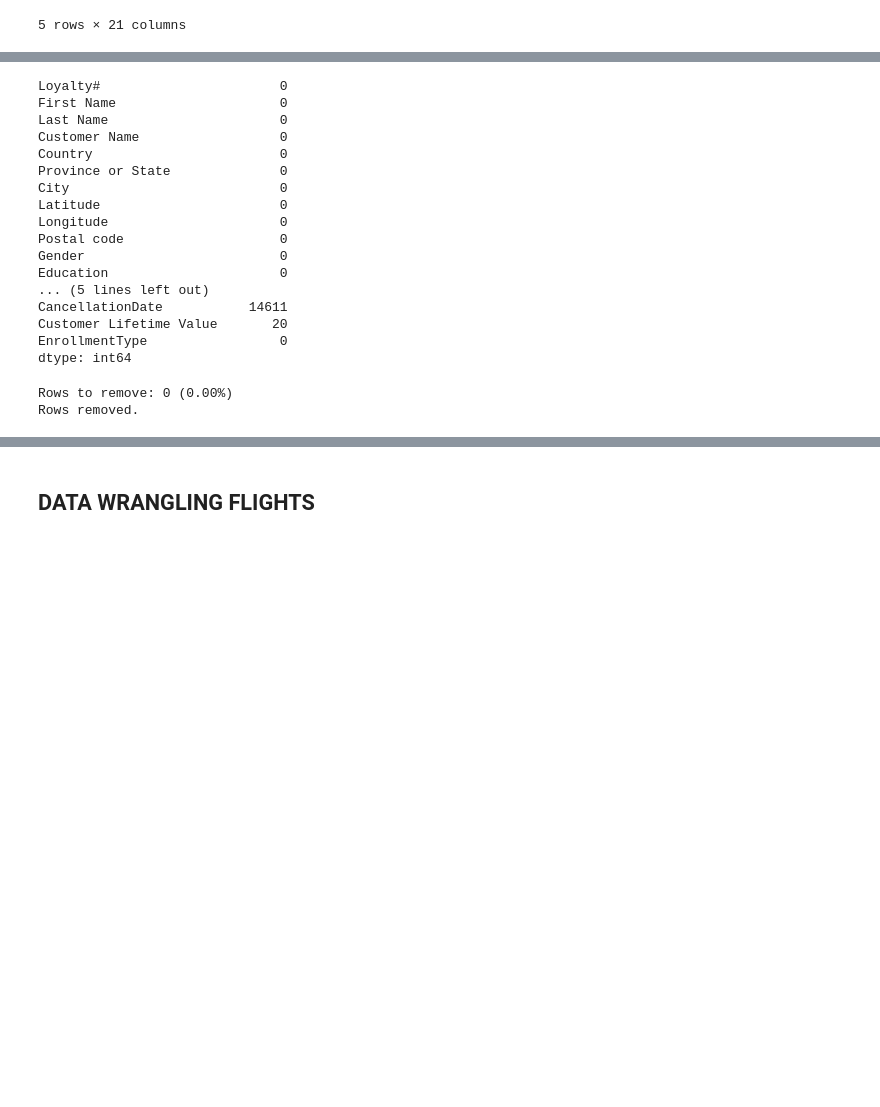
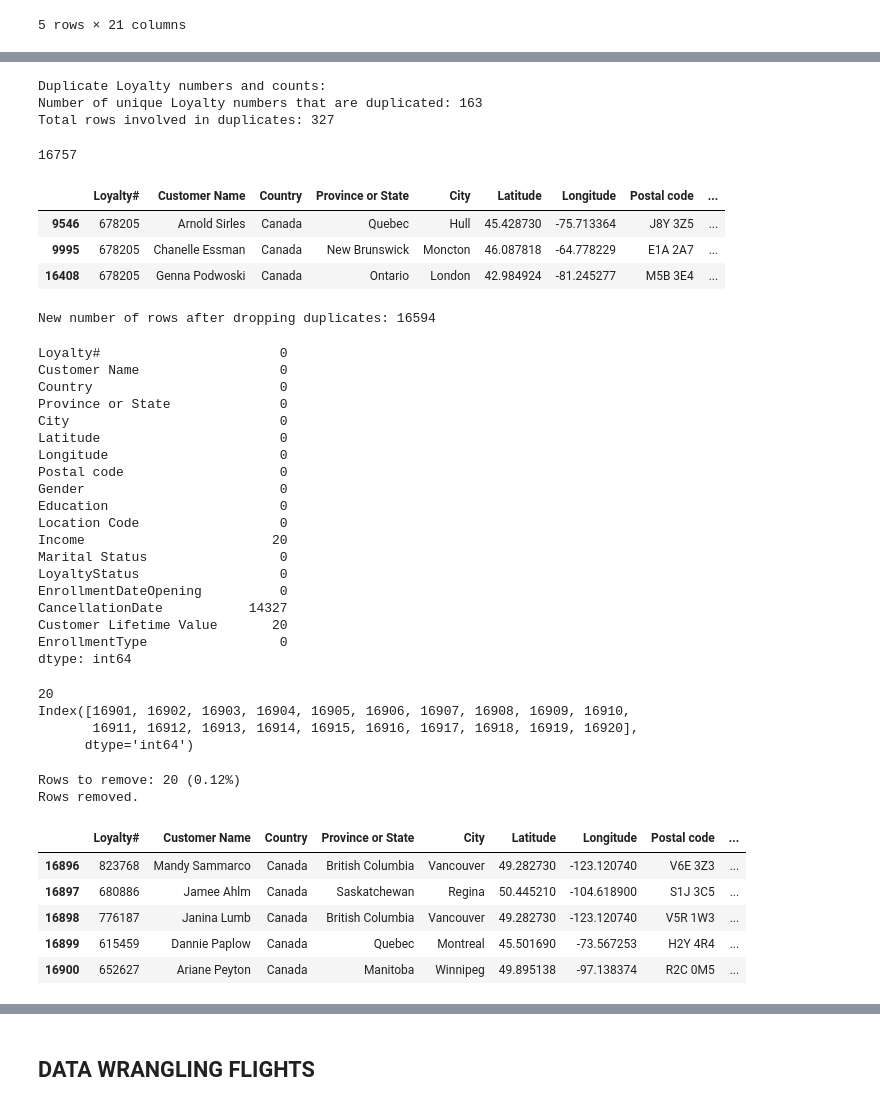
Before and after one commit to catamina07/datamining-group, a Jupyter notebook: projeto/projeto_total.ipynb, the cells around one changed output, grey strips where cells are left out. Cells and saved outputs as stored; diff of their text form; code cells hidden in the pictures; blank space fills up the shorter version.

```diff
--- a/projeto/projeto_total.ipynb
+++ b/projeto/projeto_total.ipynb
@@ -102,0 +103,4 @@ None
+# %%
+# Drop the columns "First Name" and "Last Name" as they are not relevant for our analysis, a
+# nd they contain many unique values that are already represented in the "Customer Name" column
+customers.drop(columns=["First Name", "Last Name"], inplace=True)
@@ -103,9 +124,43 @@ None
+# %%
+# Show all rows where Loyalty# is duplicated
+duplicates = customers[customers['Loyalty#'].duplicated(keep=False)]
+
+# Count frequency of each Loyalty#
+dup_counts = customers['Loyalty#'].value_counts()
+duplicates_only = dup_counts[dup_counts > 1]
+print("Duplicate Loyalty numbers and counts:")
+duplicates_only
+
+print("Number of unique Loyalty numbers that are duplicated:", len(duplicates_only))
+print("Total rows involved in duplicates:", duplicates_only.sum())
+# %% [output]
+Duplicate Loyalty numbers and counts:
+Number of unique Loyalty numbers that are duplicated: 163
+Total rows involved in duplicates: 327
+# %%
+#How many unique loyalty card numbers are there?
+print(customers['Loyalty#'].nunique())
+# %% [output]
+16757
+# %%
+customers[customers['Loyalty#'] == 678205]
+# %% [output]
+|  | Loyalty# | Customer Name | Country | Province or State | City | Latitude | Longitude | Postal code | ... |
+| 9546 | 678205 | Arnold Sirles | Canada | Quebec | Hull | 45.428730 | -75.713364 | J8Y 3Z5 | ... |
+| 9995 | 678205 | Chanelle Essman | Canada | New Brunswick | Moncton | 46.087818 | -64.778229 | E1A 2A7 | ... |
+| 16408 | 678205 | Genna Podwoski | Canada | Ontario | London | 42.984924 | -81.245277 | M5B 3E4 | ... |
+# %%
+# Since there are repeated Loyalty# entries, we will drop all entries with repeated Loyalty#,
+# as we cannot determine which entry is the correct one to keep, and we do not want to introduce bias by
+# choosing one over the other.
+customers = customers[~customers['Loyalty#'].isin(duplicates_only.index)]
+print(f"New number of rows after dropping duplicates: {customers.shape[0]}")
+# %% [output]
+New number of rows after dropping duplicates: 16594
 # %%
 customers.isna().sum()
 # %% [output]
 Loyalty#                       0
-First Name                     0
-Last Name                      0
 Customer Name                  0
 Country                        0
 Province or State              0
@@ -115,20 +170,33 @@ Longitude                      0
 Postal code                    0
 Gender                         0
 Education                      0
-... (5 lines left out)
-CancellationDate           14611
+Location Code                  0
+Income                        20
+Marital Status                 0
+LoyaltyStatus                  0
+EnrollmentDateOpening          0
+CancellationDate           14327
 Customer Lifetime Value       20
 EnrollmentType                 0
 dtype: int64
+# %%
+mask = customers['Customer Lifetime Value'].isna() & customers['Income'].isna()
+print(mask.sum())  # both are missing
+print(customers[mask].index)
+# %% [output]
+20
+Index([16901, 16902, 16903, 16904, 16905, 16906, 16907, 16908, 16909, 16910,
+       16911, 16912, 16913, 16914, 16915, 16916, 16917, 16918, 16919, 16920],
+      dtype='int64')
 # %%
 # Total number of rows
-total_rows = len(costumers)
+total_rows = len(customers)
 
 # Columns to check with NaN values that are critical
 columns_to_check = ['Income', 'Customer Lifetime Value']
 
 # Count how many rows have NaN in any of these columns
-rows_with_nulls = costumers[columns_to_check].isnull().any(axis=1).sum()
+rows_with_nulls = customers[columns_to_check].isnull().any(axis=1).sum()
 
 # Percentage of rows that would be removed
 percent_rows = rows_with_nulls / total_rows * 100
@@ -136,10 +204,23 @@ print(f"Rows to remove: {rows_with_nulls} ({percent_rows:.2f}%)")
 
 # Drop rows only if less than 5% of data
 if percent_rows < 5:
-    costumers = costumers.dropna(subset=columns_to_check)
+    customers = customers.dropna(subset=columns_to_check)
     print("Rows removed.")
 else:
     print("Not removing rows, they represent more than 5% of total.")
 # %% [output]
-Rows to remove: 0 (0.00%)
+Rows to remove: 20 (0.12%)
 Rows removed.
+# %%
+# For the column CancelationDate we found it relevant to keep this info, and so those entries that are
+#None are replaced with "Not Cancelled"
+
+customers['CancellationDate'].fillna('Not Canceled', inplace=True)
+customers.tail()
+# %% [output]
+|  | Loyalty# | Customer Name | Country | Province or State | City | Latitude | Longitude | Postal code | ... |
+| 16896 | 823768 | Mandy Sammarco | Canada | British Columbia | Vancouver | 49.282730 | -123.120740 | V6E 3Z3 | ... |
+| 16897 | 680886 | Jamee Ahlm | Canada | Saskatchewan | Regina | 50.445210 | -104.618900 | S1J 3C5 | ... |
+| 16898 | 776187 | Janina Lumb | Canada | British Columbia | Vancouver | 49.282730 | -123.120740 | V5R 1W3 | ... |
+| 16899 | 615459 | Dannie Paplow | Canada | Quebec | Montreal | 45.501690 | -73.567253 | H2Y 4R4 | ... |
+| 16900 | 652627 | Ariane Peyton | Canada | Manitoba | Winnipeg | 49.895138 | -97.138374 | R2C 0M5 | ... |
```
Also changed, not shown: parts of 7 cells of this notebook, 1 other file.
